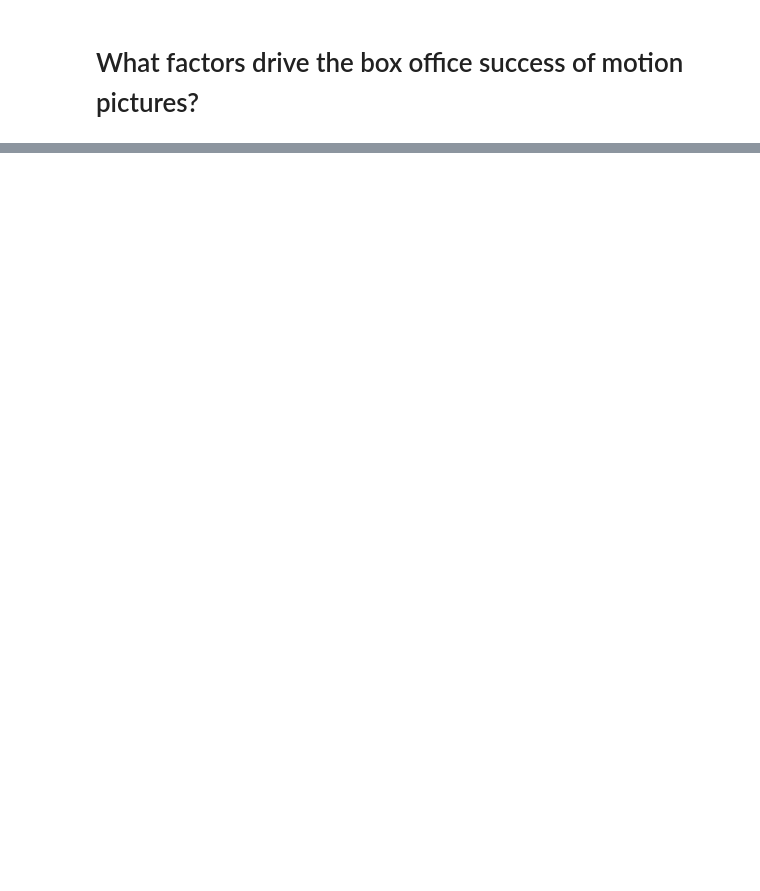
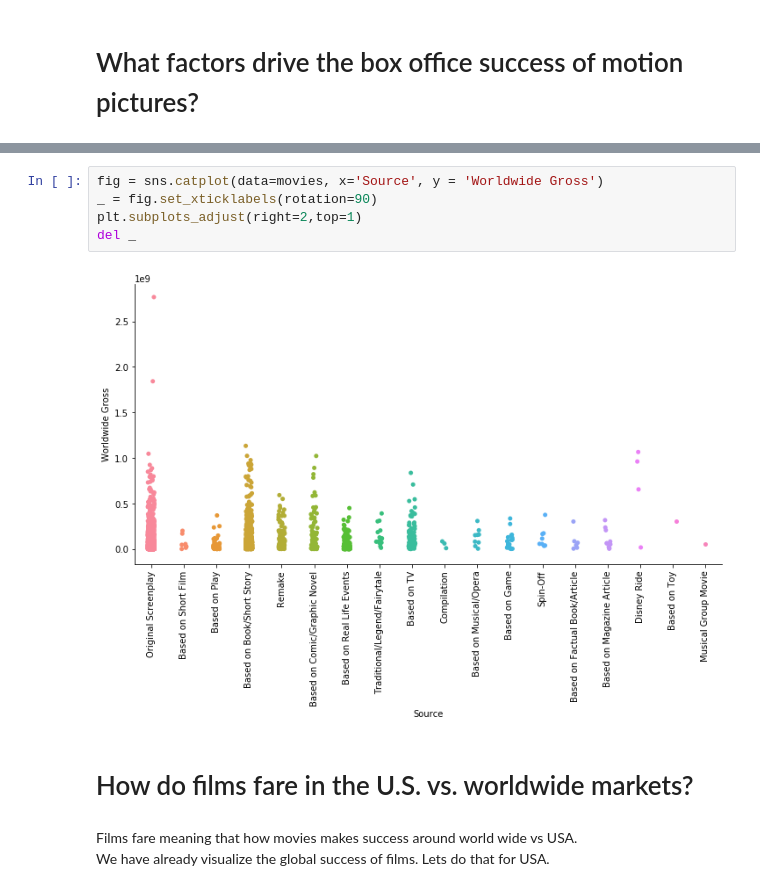
Before and after one commit to DoctorDatah/Machine-Learning, a Jupyter notebook: EDA/Movies Rating and Gross EDA/EDA Movies.ipynb, the cells around one changed output, grey strips where cells are left out. Saved outputs shown, nothing was run; the diff lists cells and outputs as text; blank space fills up the shorter version.

```diff
--- a/EDA/Movies Rating and Gross EDA/EDA Movies.ipynb
+++ b/EDA/Movies Rating and Gross EDA/EDA Movies.ipynb
@@ -256,0 +273,12 @@ Surprisingly, G Rating are produced less in number than R, PG-13, and PG rated m
+# %%
+fig = sns.catplot(data=movies, x='Source', y = 'Worldwide Gross')
+_ = fig.set_xticklabels(rotation=90)
+plt.subplots_adjust(right=2,top=1)
+del _
+# %% [output]
+[figure, added]
+# %% [markdown]
+# How do films fare in the U.S. vs. worldwide markets?
+# %% [markdown]
+Films fare meaning that how movies makes success around world wide vs USA. <br>
+We have already visualize the global success of films. Lets do that for USA.
```
Also changed, not shown: parts of 29 cells of this notebook, 23 other files.
